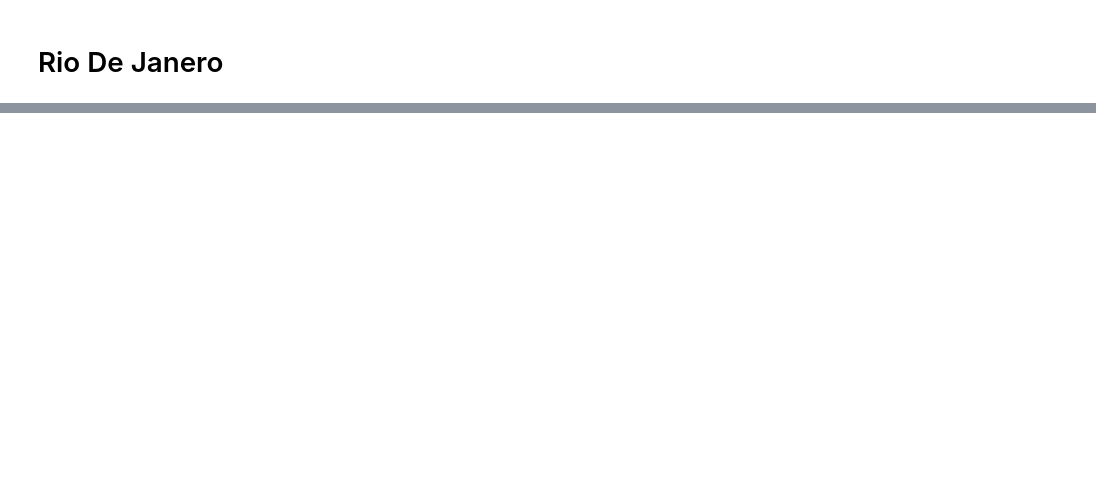
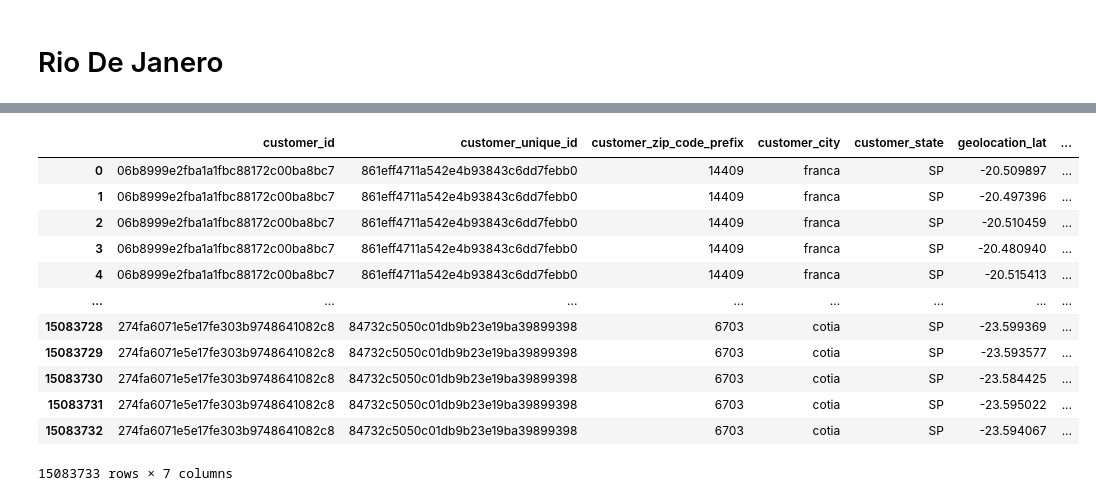
Before and after one commit to haelbrek/Olist, a Jupyter notebook: Anlayse_Emad/Analyse_Emad.ipynb, the cells around one changed output, grey strips where cells are left out. Cells and saved outputs as stored; diff of their text form; code cells hidden in the pictures; blank space fills up the shorter version.

```diff
--- a/Anlayse_Emad/Analyse_Emad.ipynb
+++ b/Anlayse_Emad/Analyse_Emad.ipynb
@@ -18,0 +77,21 @@ product_category_name_translation = pd.read_csv("../Data/product_category_name_t
+# %%
+merged_df = customers_dataset.merge(geolocation_dataset[['geolocation_zip_code_prefix', 'geolocation_lat', 'geolocation_lng']],
+                                     left_on='customer_zip_code_prefix',
+                                     right_on='geolocation_zip_code_prefix',
+                                     how='left')
+merged_df = merged_df.drop('geolocation_zip_code_prefix', axis=1)
+merged_df
+# %% [output]
+|  | customer_id | customer_unique_id | customer_zip_code_prefix | customer_city | customer_state | geolocation_lat | ... |
+| 0 | 06b8999e2fba1a1fbc88172c00ba8bc7 | 861eff4711a542e4b93843c6dd7febb0 | 14409 | franca | SP | -20.509897 | ... |
+| 1 | 06b8999e2fba1a1fbc88172c00ba8bc7 | 861eff4711a542e4b93843c6dd7febb0 | 14409 | franca | SP | -20.497396 | ... |
+| 2 | 06b8999e2fba1a1fbc88172c00ba8bc7 | 861eff4711a542e4b93843c6dd7febb0 | 14409 | franca | SP | -20.510459 | ... |
+| 3 | 06b8999e2fba1a1fbc88172c00ba8bc7 | 861eff4711a542e4b93843c6dd7febb0 | 14409 | franca | SP | -20.480940 | ... |
+| 4 | 06b8999e2fba1a1fbc88172c00ba8bc7 | 861eff4711a542e4b93843c6dd7febb0 | 14409 | franca | SP | -20.515413 | ... |
+| ... | ... | ... | ... | ... | ... | ... | ... |
+| 15083728 | 274fa6071e5e17fe303b9748641082c8 | 84732c5050c01db9b23e19ba39899398 | 6703 | cotia | SP | -23.599369 | ... |
+| 15083729 | 274fa6071e5e17fe303b9748641082c8 | 84732c5050c01db9b23e19ba39899398 | 6703 | cotia | SP | -23.593577 | ... |
+| 15083730 | 274fa6071e5e17fe303b9748641082c8 | 84732c5050c01db9b23e19ba39899398 | 6703 | cotia | SP | -23.584425 | ... |
+| 15083731 | 274fa6071e5e17fe303b9748641082c8 | 84732c5050c01db9b23e19ba39899398 | 6703 | cotia | SP | -23.595022 | ... |
+| 15083732 | 274fa6071e5e17fe303b9748641082c8 | 84732c5050c01db9b23e19ba39899398 | 6703 | cotia | SP | -23.594067 | ... |
+15083733 rows × 7 columns
```
Also changed, not shown: parts of 12 cells of this notebook, 1 other file.
